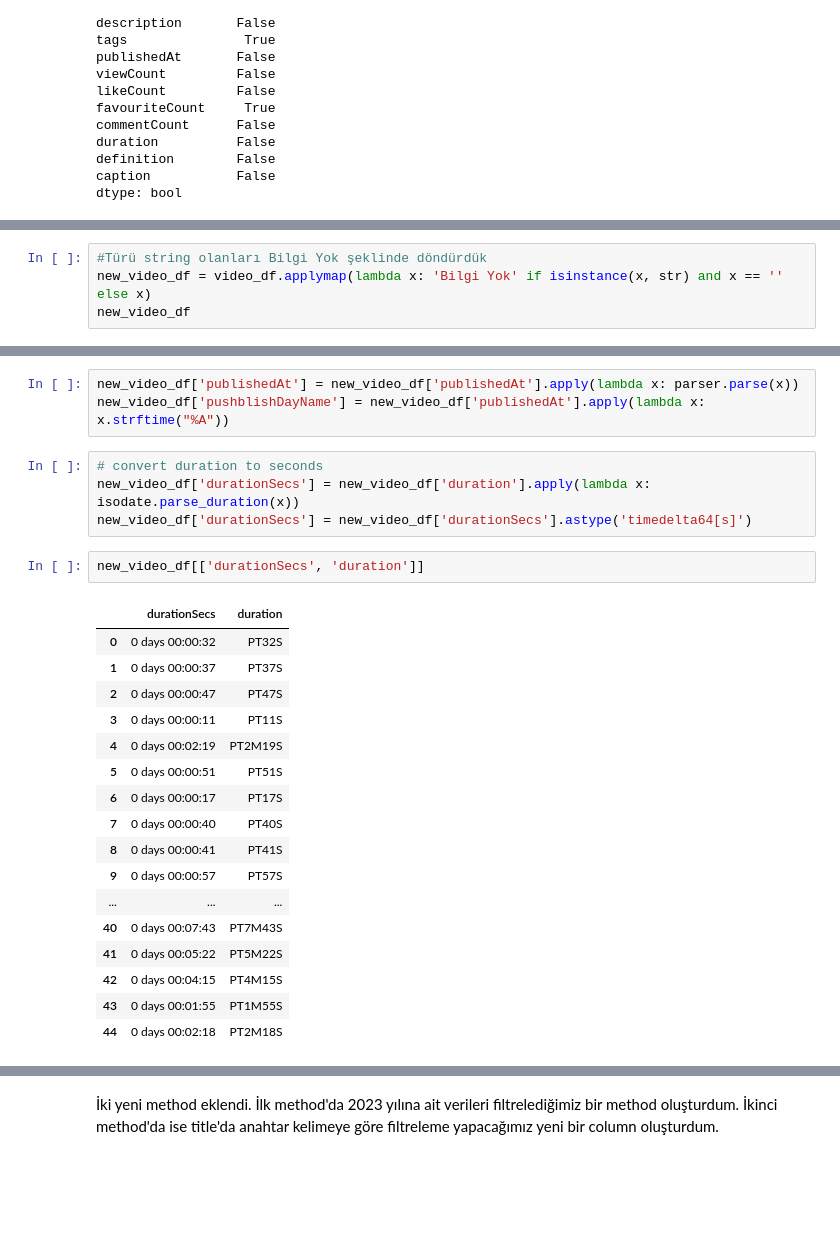
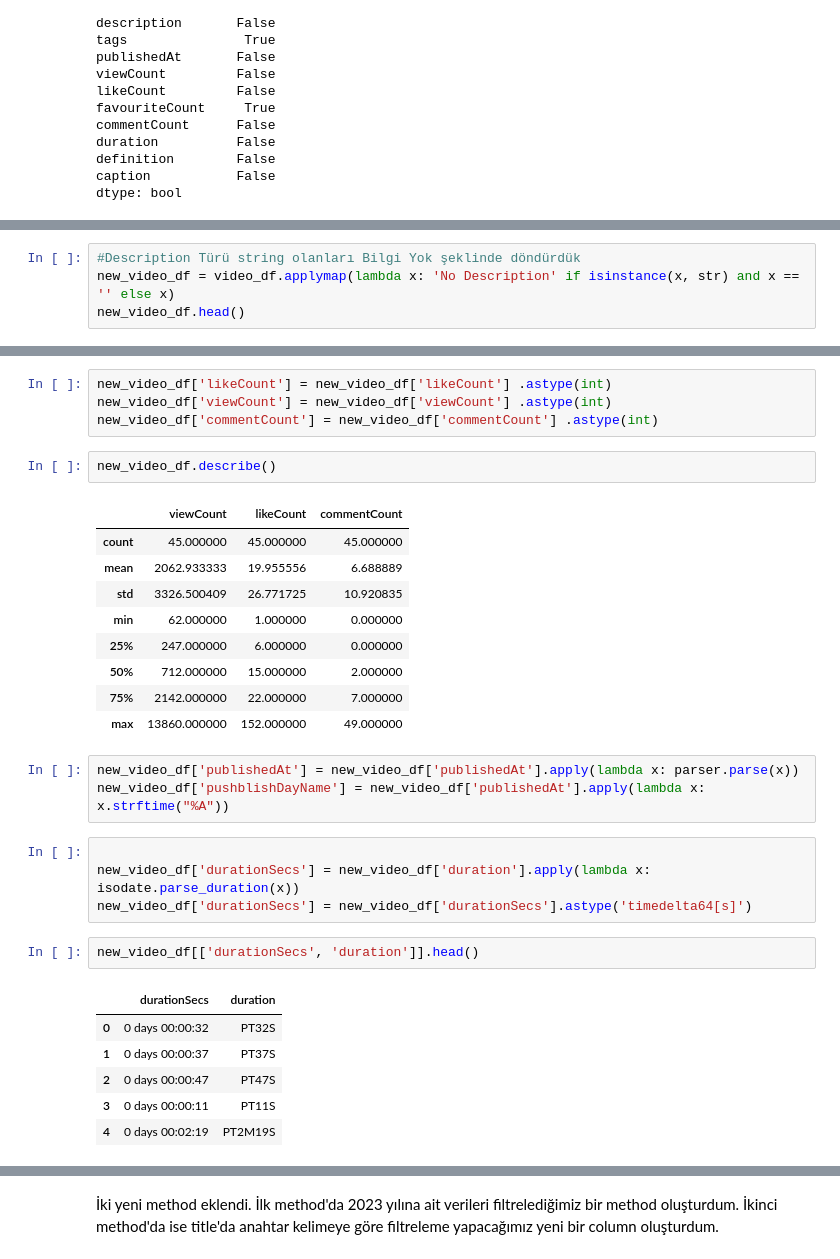
Before and after one commit to sevgicann/api_project, a Jupyter notebook: analiz.ipynb, the cells around one changed output, grey strips where cells are left out. Cells and saved outputs as stored; diff of their text form; blank space fills up the shorter version.

```diff
--- a/analiz.ipynb
+++ b/analiz.ipynb
@@ -109,6 +123,6 @@ dtype: bool
 # %%
-#Türü string olanları Bilgi Yok şeklinde döndürdük
-new_video_df = video_df.applymap(lambda x: 'Bilgi Yok' if isinstance(x, str) and x == '' else x)
-new_video_df
+#Description Türü string olanları Bilgi Yok şeklinde döndürdük
+new_video_df = video_df.applymap(lambda x: 'No Description' if isinstance(x, str) and x == '' else x)
+new_video_df.head()
 # %% [output]
 |  | video_id | channelTitle | title | description | tags | publishedAt | viewCount | likeCount | ... |
@@ -131,27 +134,32 @@ new_video_df
+# %%
+new_video_df['likeCount'] = new_video_df['likeCount'] .astype(int)
+new_video_df['viewCount'] = new_video_df['viewCount'] .astype(int)
+new_video_df['commentCount'] = new_video_df['commentCount'] .astype(int)
+# %%
+new_video_df.describe()
+# %% [output]
+|  | viewCount | likeCount | commentCount |
+| count | 45.000000 | 45.000000 | 45.000000 |
+| mean | 2062.933333 | 19.955556 | 6.688889 |
+| std | 3326.500409 | 26.771725 | 10.920835 |
+| min | 62.000000 | 1.000000 | 0.000000 |
+| 25% | 247.000000 | 6.000000 | 0.000000 |
+| 50% | 712.000000 | 15.000000 | 2.000000 |
+| 75% | 2142.000000 | 22.000000 | 7.000000 |
+| max | 13860.000000 | 152.000000 | 49.000000 |
 # %%
 new_video_df['publishedAt'] = new_video_df['publishedAt'].apply(lambda x: parser.parse(x))
 new_video_df['pushblishDayName'] = new_video_df['publishedAt'].apply(lambda x: x.strftime("%A"))
 # %%
-# convert duration to seconds
+
 new_video_df['durationSecs'] = new_video_df['duration'].apply(lambda x: isodate.parse_duration(x))
 new_video_df['durationSecs'] = new_video_df['durationSecs'].astype('timedelta64[s]')
 # %%
-new_video_df[['durationSecs', 'duration']]
+new_video_df[['durationSecs', 'duration']].head()
 # %% [output]
 |  | durationSecs | duration |
 | 0 | 0 days 00:00:32 | PT32S |
 | 1 | 0 days 00:00:37 | PT37S |
 | 2 | 0 days 00:00:47 | PT47S |
 | 3 | 0 days 00:00:11 | PT11S |
 | 4 | 0 days 00:02:19 | PT2M19S |
-| 5 | 0 days 00:00:51 | PT51S |
-| 6 | 0 days 00:00:17 | PT17S |
-| 7 | 0 days 00:00:40 | PT40S |
-| 8 | 0 days 00:00:41 | PT41S |
-| 9 | 0 days 00:00:57 | PT57S |
-| ... | ... | ... |
-| 40 | 0 days 00:07:43 | PT7M43S |
-| 41 | 0 days 00:05:22 | PT5M22S |
-| 42 | 0 days 00:04:15 | PT4M15S |
-| 43 | 0 days 00:01:55 | PT1M55S |
-| 44 | 0 days 00:02:18 | PT2M18S |
```
Also changed, not shown: parts of 37 cells of this notebook, 1 other file.
